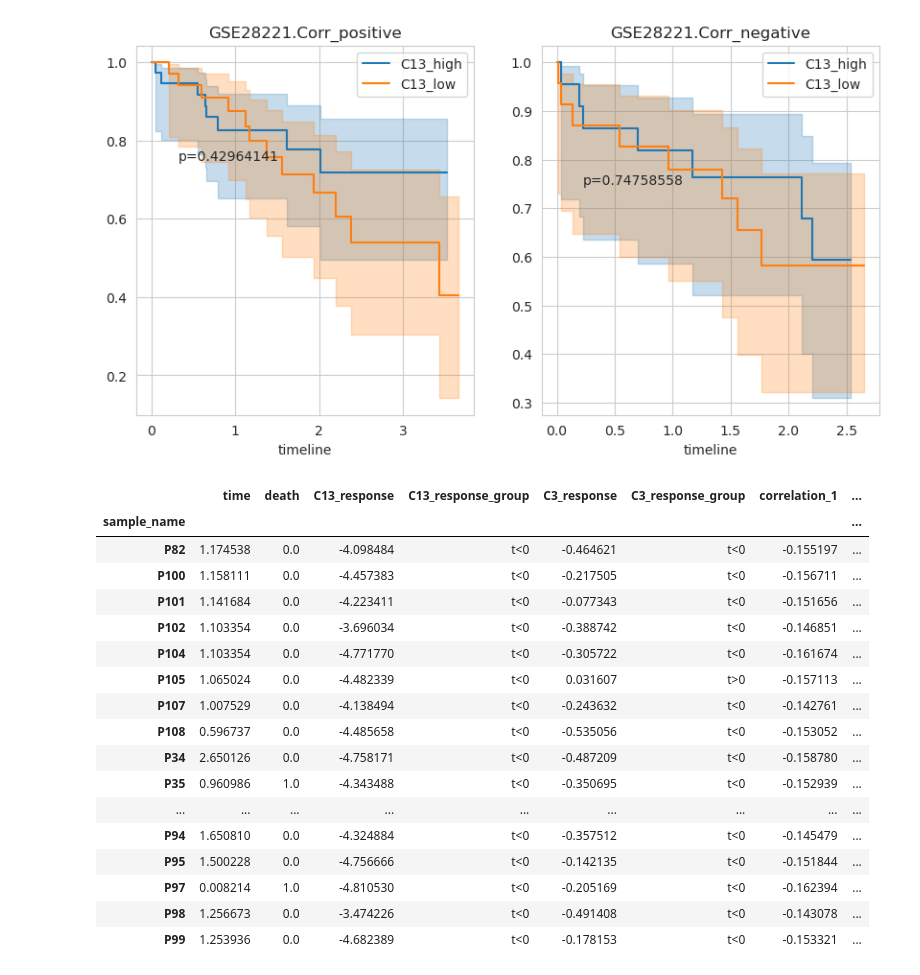
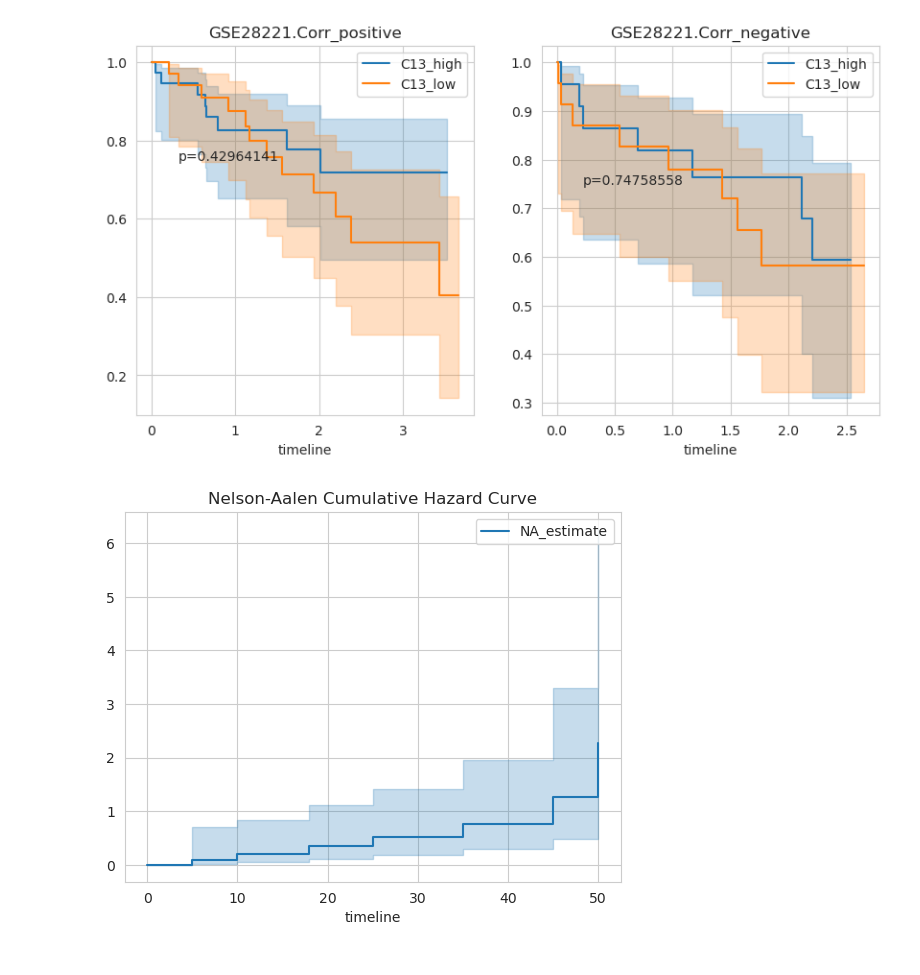
Before and after one commit to yoyoong/Tres, a Jupyter notebook: 4.Macrophage_analysis/validation_plot.ipynb, the cells around one changed output. Cells and saved outputs as stored; diff of their text form; code cells hidden in the pictures.

```diff
--- a/4.Macrophage_analysis/validation_plot.ipynb
+++ b/4.Macrophage_analysis/validation_plot.ipynb
@@ -208,24 +206,24 @@ for i in range(len(dataset_list)):
 plt.show()
 # %% [output]
 [figure]
-# %%
-survival_df
-# %% [output]
-|  | time | death | C13_response | C13_response_group | C3_response | C3_response_group | correlation_1 | ... |
-| sample_name |  |  |  |  |  |  |  | ... |
-| P82 | 1.174538 | 0.0 | -4.098484 | t<0 | -0.464621 | t<0 | -0.155197 | ... |
-| P100 | 1.158111 | 0.0 | -4.457383 | t<0 | -0.217505 | t<0 | -0.156711 | ... |
-| P101 | 1.141684 | 0.0 | -4.223411 | t<0 | -0.077343 | t<0 | -0.151656 | ... |
-| P102 | 1.103354 | 0.0 | -3.696034 | t<0 | -0.388742 | t<0 | -0.146851 | ... |
-| P104 | 1.103354 | 0.0 | -4.771770 | t<0 | -0.305722 | t<0 | -0.161674 | ... |
-| P105 | 1.065024 | 0.0 | -4.482339 | t<0 | 0.031607 | t>0 | -0.157113 | ... |
-| P107 | 1.007529 | 0.0 | -4.138494 | t<0 | -0.243632 | t<0 | -0.142761 | ... |
-| P108 | 0.596737 | 0.0 | -4.485658 | t<0 | -0.535056 | t<0 | -0.153052 | ... |
-| P34 | 2.650126 | 0.0 | -4.758171 | t<0 | -0.487209 | t<0 | -0.158780 | ... |
-| P35 | 0.960986 | 1.0 | -4.343488 | t<0 | -0.350695 | t<0 | -0.152939 | ... |
-| ... | ... | ... | ... | ... | ... | ... | ... | ... |
-| P94 | 1.650810 | 0.0 | -4.324884 | t<0 | -0.357512 | t<0 | -0.145479 | ... |
-| P95 | 1.500228 | 0.0 | -4.756666 | t<0 | -0.142135 | t<0 | -0.151844 | ... |
-| P97 | 0.008214 | 1.0 | -4.810530 | t<0 | -0.205169 | t<0 | -0.162394 | ... |
-| P98 | 1.256673 | 0.0 | -3.474226 | t<0 | -0.491408 | t<0 | -0.143078 | ... |
-| P99 | 1.253936 | 0.0 | -4.682389 | t<0 | -0.178153 | t<0 | -0.153321 | ... |
+# %%
+from lifelines import NelsonAalenFitter
+
+df = pd.DataFrame({
+    'time': [5, 10, 12, 18, 25, 30, 35, 40, 45, 50],
+    'event': [1, 1, 0, 1, 1, 0, 1, 0, 1, 1],
+    'sex':[1, 0, 1, 1, 0, 1, 1, 0, 0, 1],
+})
+
+# 创建NelsonAalenFitter对象
+naf = NelsonAalenFitter()
+
+# 输入生存时间和事件发生情况数据
+naf.fit(durations=df['time'], event_observed=df['event'])
+
+# 绘制累积风险曲线
+naf.plot_cumulative_hazard()
+plt.title('Nelson-Aalen Cumulative Hazard Curve')
+plt.show()
+# %% [output]
+[figure, added]
```
Also changed, not shown: parts of 4 cells of this notebook, 11 other files.
